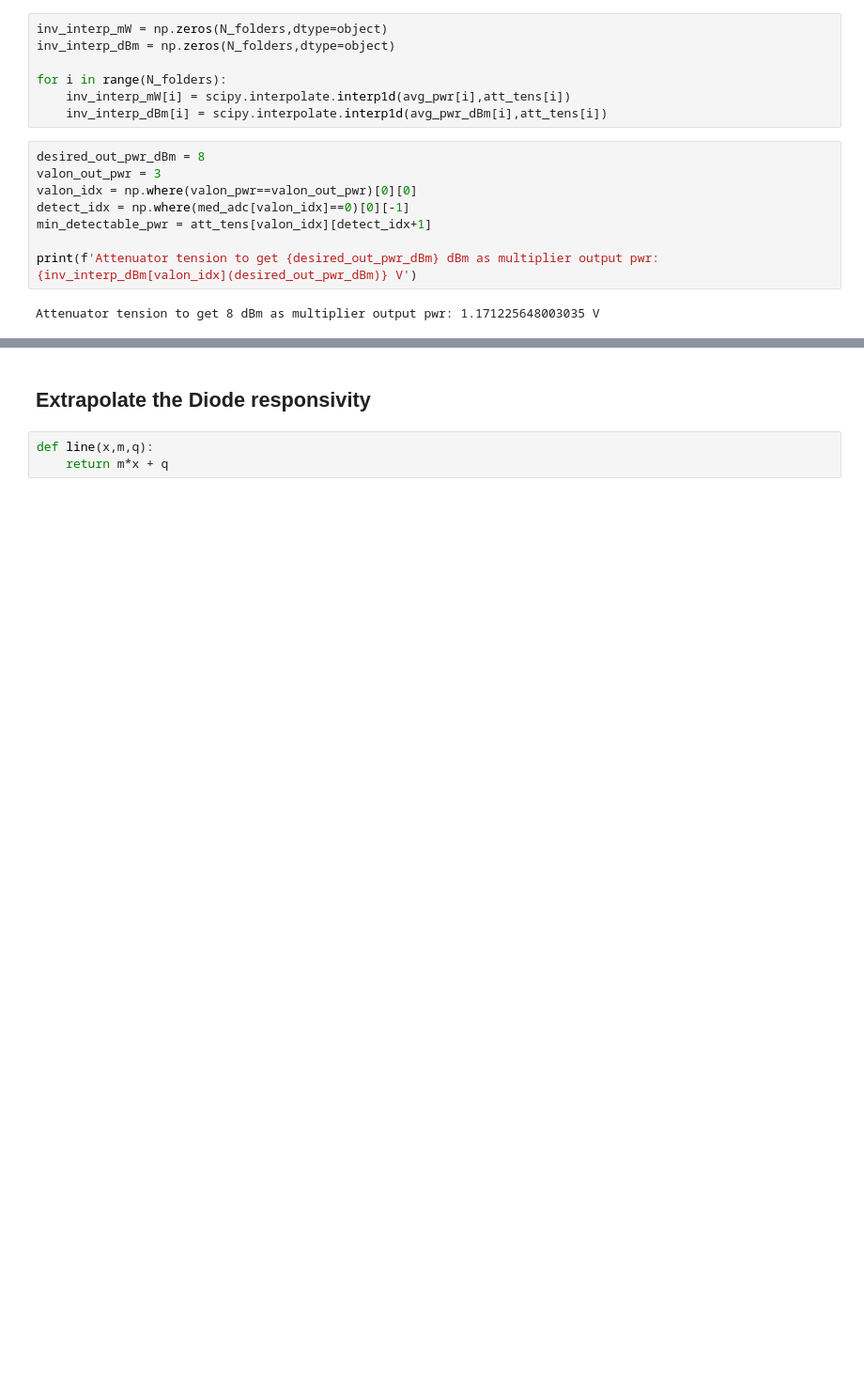
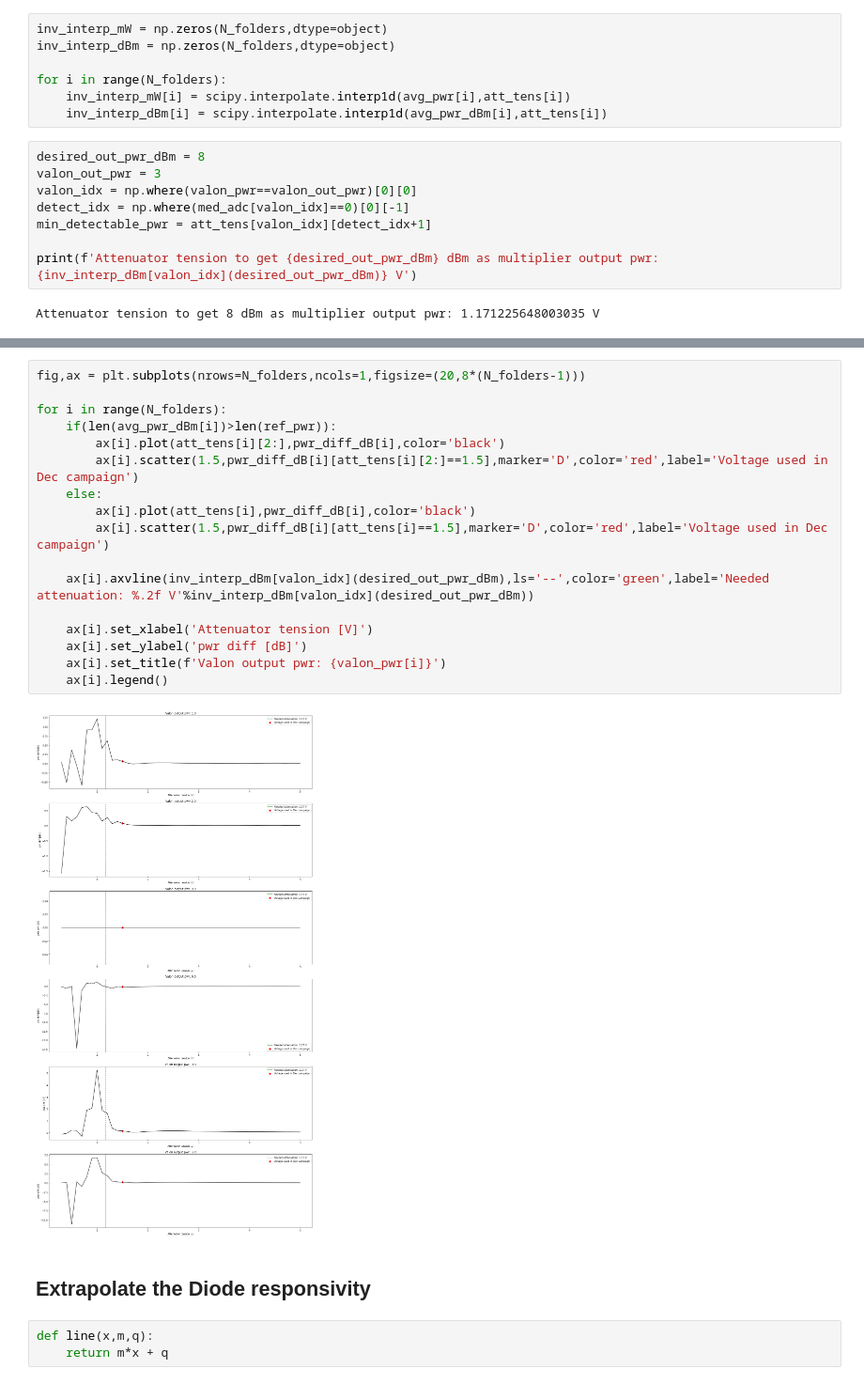
Before and after one commit to POLOCALC/lab_test_scripts, a Jupyter notebook: diode_responsivity/Data_visual.ipynb, the cells around one changed output, grey strips where cells are left out. Shown at 94% size. Saved outputs shown, nothing was run; the diff lists cells and outputs as text; blank space fills up the shorter version.

```diff
--- a/diode_responsivity/Data_visual.ipynb
+++ b/diode_responsivity/Data_visual.ipynb
@@ -283,3 +293,22 @@ ax.legend()
+# %%
+fig,ax = plt.subplots(nrows=N_folders,ncols=1,figsize=(20,8*(N_folders-1)))
+
+for i in range(N_folders):
+    if(len(avg_pwr_dBm[i])>len(ref_pwr)):
+        ax[i].plot(att_tens[i][2:],pwr_diff_dB[i],color='black')
+        ax[i].scatter(1.5,pwr_diff_dB[i][att_tens[i][2:]==1.5],marker='D',color='red',label='Voltage used in Dec campaign')
+    else:
+        ax[i].plot(att_tens[i],pwr_diff_dB[i],color='black')
+        ax[i].scatter(1.5,pwr_diff_dB[i][att_tens[i]==1.5],marker='D',color='red',label='Voltage used in Dec campaign')
+
+    ax[i].axvline(inv_interp_dBm[valon_idx](desired_out_pwr_dBm),ls='--',color='green',label='Needed attenuation: %.2f V'%inv_interp_dBm[valon_idx](desired_out_pwr_dBm))
+
+    ax[i].set_xlabel('Attenuator tension [V]')
+    ax[i].set_ylabel('pwr diff [dB]')
+    ax[i].set_title(f'Valon output pwr: {valon_pwr[i]}')
+    ax[i].legend()
+# %% [output]
+[figure, added]
 # %% [markdown]
 ## Extrapolate the Diode responsivity
 # %%
```
Also changed, not shown: parts of 14 cells of this notebook.
